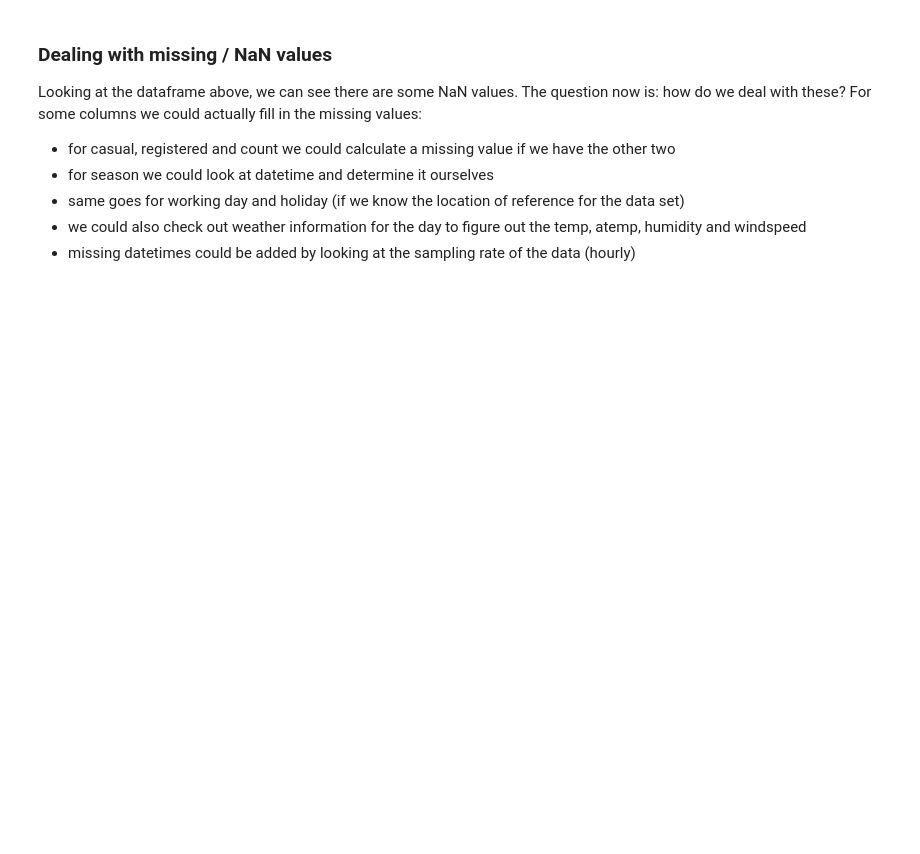
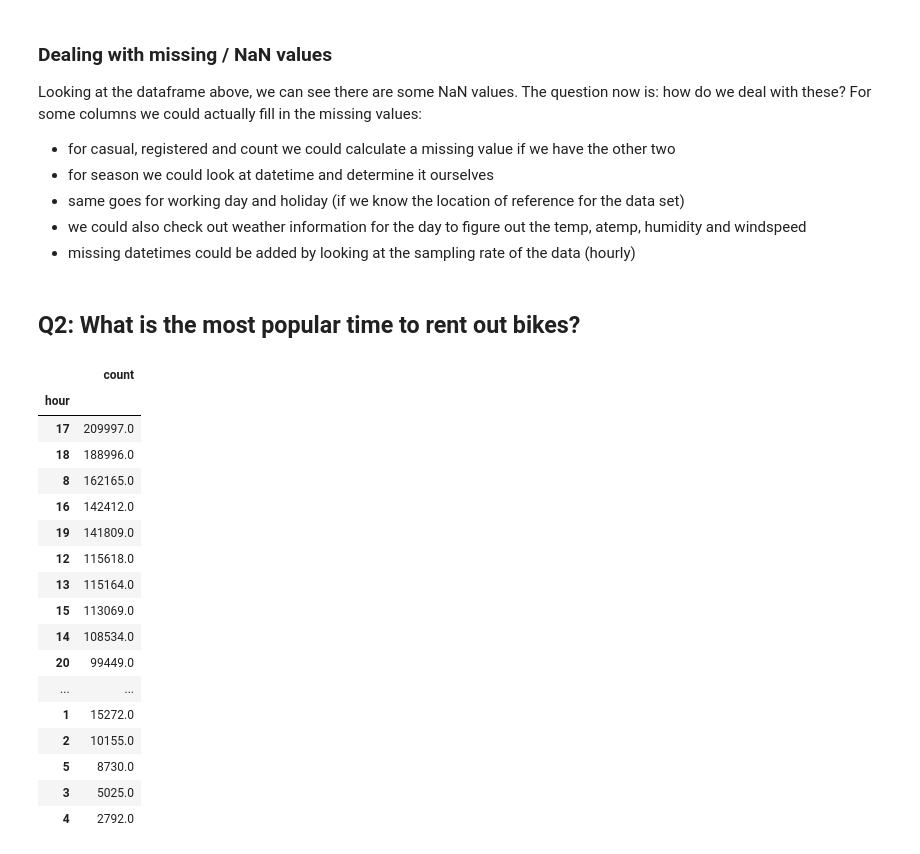
Before and after one commit to StefanieStoppel/interview_preparation, a Jupyter notebook: notebooks/bike_sharing.ipynb, the cells around one changed output. Cells and saved outputs as stored; diff of their text form; code cells hidden in the pictures; blank space fills up the shorter version.

```diff
--- a/notebooks/bike_sharing.ipynb
+++ b/notebooks/bike_sharing.ipynb
@@ -80,3 +99,5 @@ For some columns we could actually fill in the missing values:
 - same goes for working day and holiday (if we know the location of reference for the data set)
 - we could also check out weather information for the day to figure out the temp, atemp, humidity and windspeed
 - missing datetimes could be added by looking at the sampling rate of the data (hourly)
+# %% [markdown]
+## Q2: What is the most popular time to rent out bikes?
@@ -82,0 +110,22 @@ For some columns we could actually fill in the missing values:
+# %%
+# group by hour and sum the rental counts, sort descending
+df.groupby(["hour"]).agg({"count": "sum"}).sort_values("count", ascending=False)
+# %% [output]
+|  | count |
+| hour |  |
+| 17 | 209997.0 |
+| 18 | 188996.0 |
+| 8 | 162165.0 |
+| 16 | 142412.0 |
+| 19 | 141809.0 |
+| 12 | 115618.0 |
+| 13 | 115164.0 |
+| 15 | 113069.0 |
+| 14 | 108534.0 |
+| 20 | 99449.0 |
+| ... | ... |
+| 1 | 15272.0 |
+| 2 | 10155.0 |
+| 5 | 8730.0 |
+| 3 | 5025.0 |
+| 4 | 2792.0 |
```
Also changed, not shown: parts of 37 cells of this notebook.
